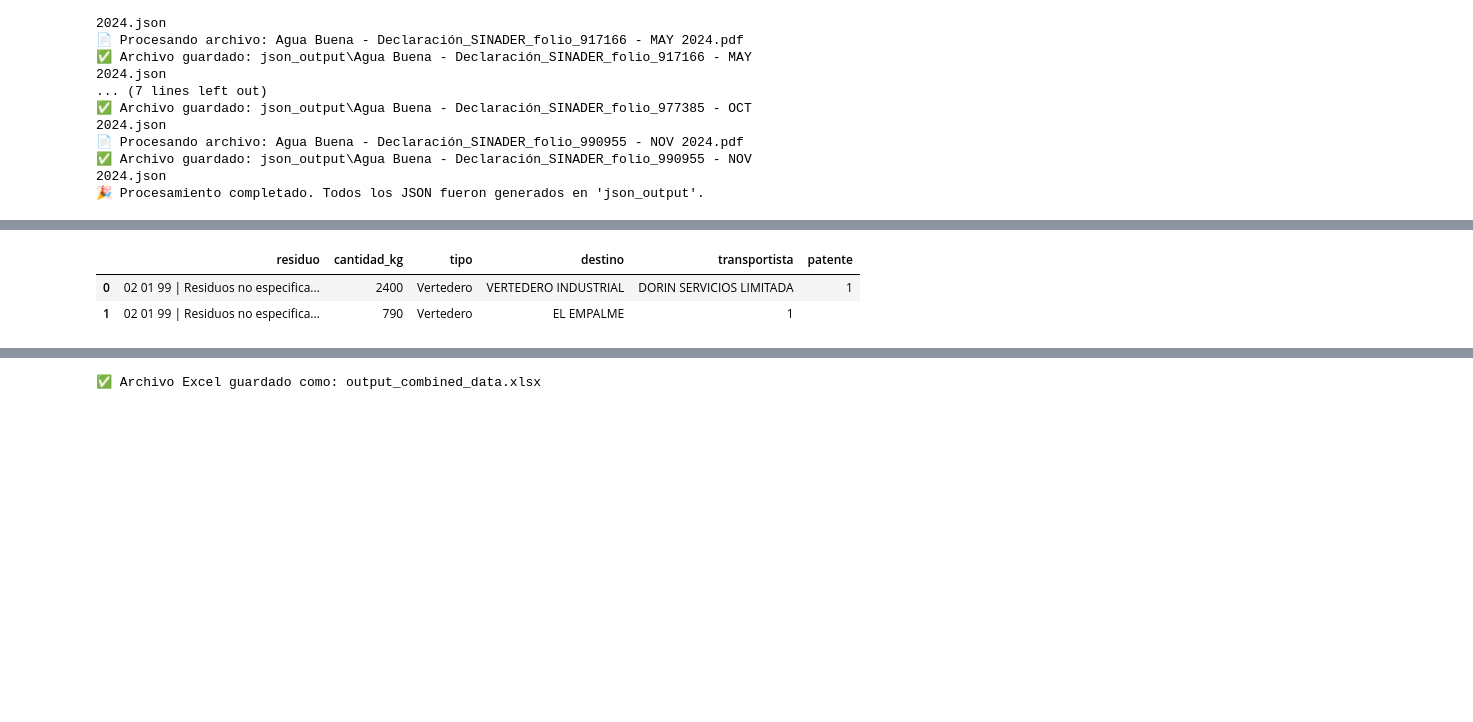
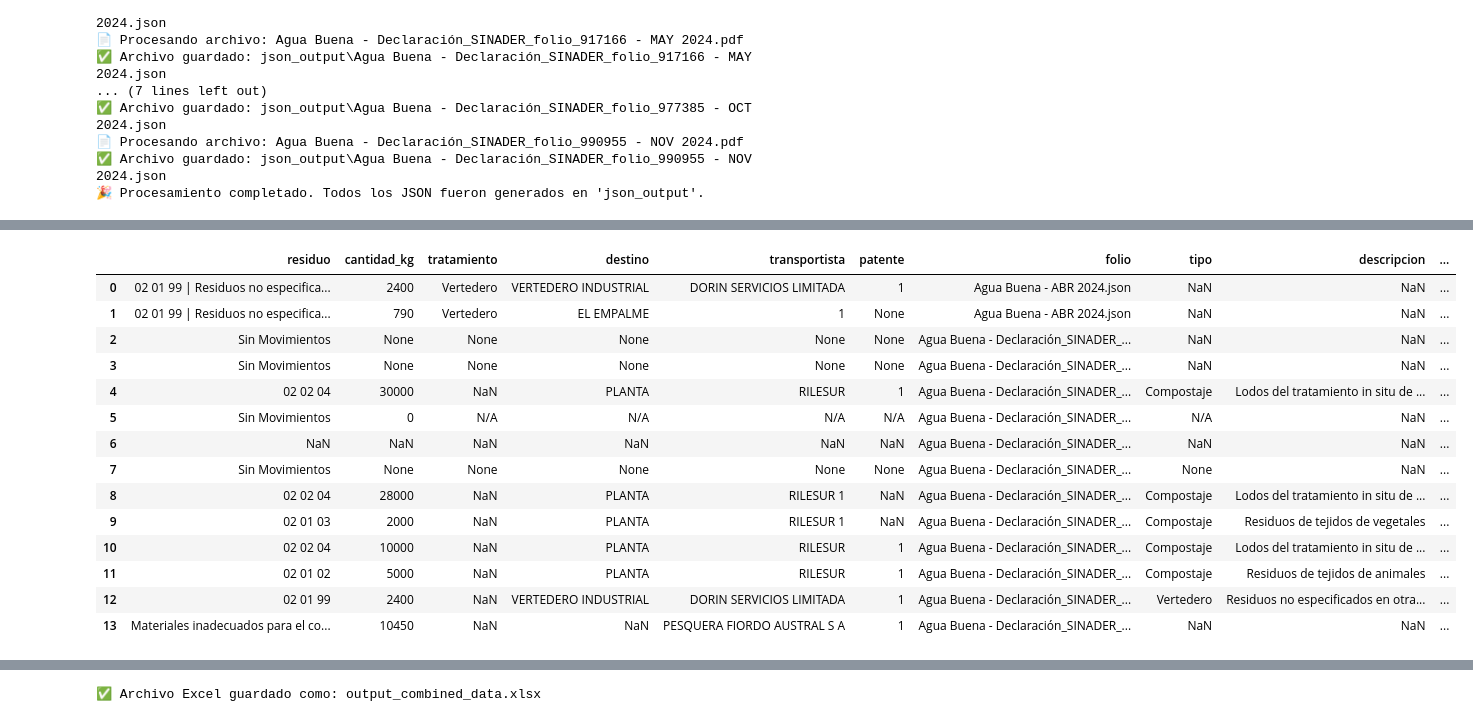
Before and after one commit to asuredragun/testpdf, a Jupyter notebook: R2D2.ipynb, the cells around one changed output, grey strips where cells are left out. Cells and saved outputs as stored; diff of their text form; code cells hidden in the pictures; blank space fills up the shorter version.

```diff
--- a/R2D2.ipynb
+++ b/R2D2.ipynb
@@ -185,23 +313,29 @@ import os
 import json
 import pandas as pd
 
-# Directorios de entrada
+# Directorio de entrada
 json_directory = "json_output"  # Carpeta donde están los JSON
 
 # Función para convertir JSON en DataFrame manejando estructuras complejas
-def json_to_dataframe(data):
+def json_to_dataframe(data, folio=None):
     if isinstance(data, list):
-        return pd.json_normalize(data)  # Si es una lista de diccionarios, normalizar
+        df = pd.json_normalize(data)
     elif isinstance(data, dict):
-        return pd.json_normalize([data])  # Si es un diccionario, meterlo en una lista antes de normalizar
+        df = pd.json_normalize([data])
     else:
-        raise ValueError("Formato de JSON no compatible")
+        return pd.DataFrame()  # Si es nulo o inválido, devolver DataFrame vacío
+
+    # Asegurar que cada entrada tenga el folio correcto para mantener la relación
+    if folio:
+        df["folio"] = folio
+
+    return df
 
 # Inicializar listas para almacenar los DataFrames combinados
-df_main_combined = pd.DataFrame()  # Para los datos principales
-df_residuos_combined = pd.DataFrame()  # Para los residuos
-df_comprobantes_combined = pd.DataFrame()  # Para los comprobantes
-df_responsables_combined = pd.DataFrame()  # Para los responsables
+df_main_combined = pd.DataFrame()
+df_residuos_combined = pd.DataFrame()
+df_comprobantes_combined = pd.DataFrame()
+df_responsables_combined = pd.DataFrame()
 
 # Procesar cada archivo JSON en el directorio
 for filename in os.listdir(json_directory):
@@ -213,42 +347,27 @@ for filename in os.listdir(json_directory):
             with open(filepath, "r", encoding="utf-8") as f:
                 data = json.load(f)
 
-            # Extraer residuos y comprobantes si existen
-            residuos = data.pop("residuos", None)  # Elimina "residuos" del JSON y lo guarda aparte
-            comprobantes = data.pop("comprobante", None)  # Extrae "comprobantes" del JSON
-            responsables = data.pop("responsable", None)  # Extrae "responsable" del JSON
+            # Unificar nombres de columnas problemáticas
+            folio = data.pop("n_folio", None) or data.get("folio", filename)
+
+            # Extraer residuos, comprobantes y responsables
+            residuos = data.pop("residuos", [])
+            comprobantes = data.pop("comprobante", [])
+            responsables = data.pop("responsable", [])
 
             # Convertir los datos principales a DataFrame
-            df_main = json_to_dataframe(data)
+            df_main = json_to_dataframe(data, folio)
 
-            # Si hay residuos, convertirlos en otro DataFrame
-            df_residuos = json_to_dataframe(residuos) if residuos else pd.DataFrame()
+            # Convertir residuos, comprobantes y responsables a DataFrames y mantener la relación con el folio
+            df_residuos = json_to_dataframe(residuos, folio)
+            df_comprobantes = json_to_dataframe(comprobantes, folio)
+            df_responsable = json_to_dataframe(responsables, folio)
 
-            # Si hay comprobantes, convertirlos en otro DataFrame
-            df_comprobantes = json_to_dataframe(comprobantes) if comprobantes else pd.DataFrame()
-
-            # Si hay responsable, convertirlo en otro DataFrame
-            df_responsable = json_to_dataframe(responsables) if responsables else pd.DataFrame()
-
-            # Concatenar los DataFrames en sus respectivas tablas combinadas
+            # Concatenar asegurando que las columnas sean consistentes
             df_main_combined = pd.concat([df_main_combined, df_main], ignore_index=True)
             df_residuos_combined = pd.concat([df_residuos_combined, df_residuos], ignore_index=True)
             df_comprobantes_combined = pd.concat([df_comprobantes_combined, df_comprobantes], ignore_index=True)
             df_responsables_combined = pd.concat([df_responsables_combined, df_responsable], ignore_index=True)
-
-            # Mostrar los DataFrames en pantalla para cada archivo
-            print(f"📝 Datos de {filename} - Datos principales:")
-            display(df_main)
-
-            if not df_residuos.empty:
-                print(f"📝 Datos de {filename} - Residuos:")
-                display(df_residuos)
-            if not df_comprobantes.empty:
-                print(f"📝 Datos de {filename} - Comprobantes:")
-                display(df_comprobantes)
-            if not df_responsable.empty:
-                print(f"📝 Datos de {filename} - Responsable:")
-                display(df_responsable)
 
         except Exception as e:
             print(f"❌ Error al procesar {filename}: {e}")
@@ -275,3 +406,15 @@ print("🎉 Conversión completada.")
-|  | residuo | cantidad_kg | tipo | destino | transportista | patente |
-| 0 | 02 01 99 | Residuos no especifica... | 2400 | Vertedero | VERTEDERO INDUSTRIAL | DORIN SERVICIOS LIMITADA | 1 |
-| 1 | 02 01 99 | Residuos no especifica... | 790 | Vertedero | EL EMPALME | 1 |  |
+|  | residuo | cantidad_kg | tratamiento | destino | transportista | patente | folio | tipo | descripcion | ... |
+| 0 | 02 01 99 | Residuos no especifica... | 2400 | Vertedero | VERTEDERO INDUSTRIAL | DORIN SERVICIOS LIMITADA | 1 | Agua Buena - ABR 2024.json | NaN | NaN | ... |
+| 1 | 02 01 99 | Residuos no especifica... | 790 | Vertedero | EL EMPALME | 1 | None | Agua Buena - ABR 2024.json | NaN | NaN | ... |
+| 2 | Sin Movimientos | None | None | None | None | None | Agua Buena - Declaración_SINADER_... | NaN | NaN | ... |
+| 3 | Sin Movimientos | None | None | None | None | None | Agua Buena - Declaración_SINADER_... | NaN | NaN | ... |
+| 4 | 02 02 04 | 30000 | NaN | PLANTA | RILESUR | 1 | Agua Buena - Declaración_SINADER_... | Compostaje | Lodos del tratamiento in situ de ... | ... |
+| 5 | Sin Movimientos | 0 | N/A | N/A | N/A | N/A | Agua Buena - Declaración_SINADER_... | N/A | NaN | ... |
+| 6 | NaN | NaN | NaN | NaN | NaN | NaN | Agua Buena - Declaración_SINADER_... | NaN | NaN | ... |
+| 7 | Sin Movimientos | None | None | None | None | None | Agua Buena - Declaración_SINADER_... | None | NaN | ... |
+| 8 | 02 02 04 | 28000 | NaN | PLANTA | RILESUR 1 | NaN | Agua Buena - Declaración_SINADER_... | Compostaje | Lodos del tratamiento in situ de ... | ... |
+| 9 | 02 01 03 | 2000 | NaN | PLANTA | RILESUR 1 | NaN | Agua Buena - Declaración_SINADER_... | Compostaje | Residuos de tejidos de vegetales | ... |
+| 10 | 02 02 04 | 10000 | NaN | PLANTA | RILESUR | 1 | Agua Buena - Declaración_SINADER_... | Compostaje | Lodos del tratamiento in situ de ... | ... |
+| 11 | 02 01 02 | 5000 | NaN | PLANTA | RILESUR | 1 | Agua Buena - Declaración_SINADER_... | Compostaje | Residuos de tejidos de animales | ... |
+| 12 | 02 01 99 | 2400 | NaN | VERTEDERO INDUSTRIAL | DORIN SERVICIOS LIMITADA | 1 | Agua Buena - Declaración_SINADER_... | Vertedero | Residuos no especificados en otra... | ... |
+| 13 | Materiales inadecuados para el co... | 10450 | NaN | NaN | PESQUERA FIORDO AUSTRAL S A | 1 | Agua Buena - Declaración_SINADER_... | NaN | NaN | ... |
```
Also changed, not shown: parts of 4 cells of this notebook.
